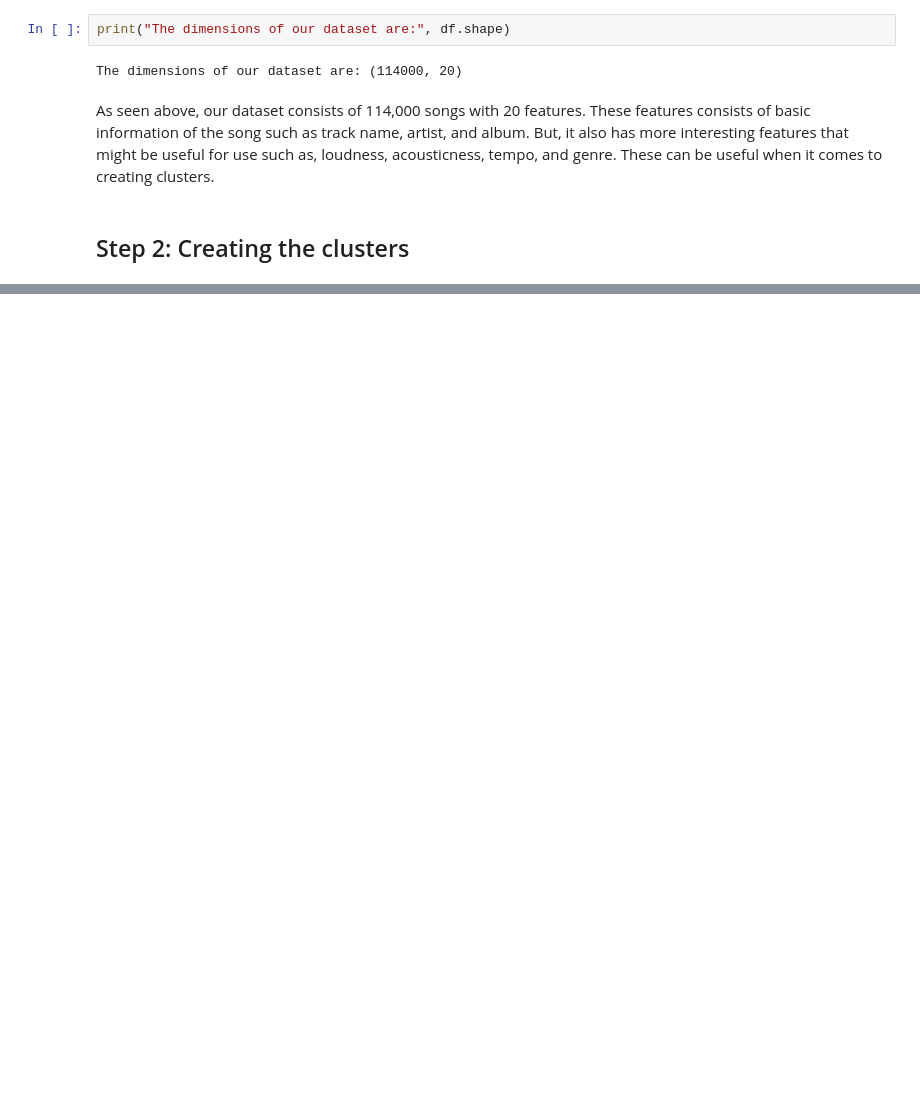
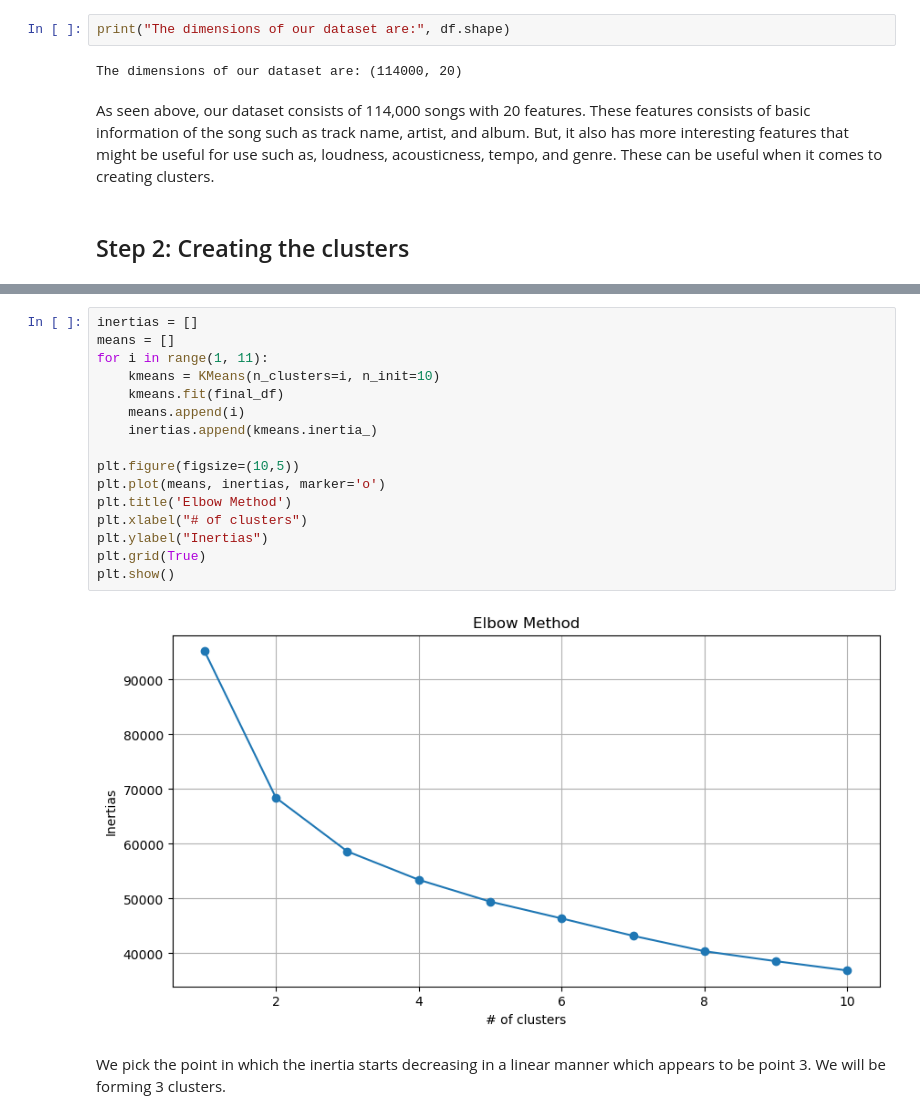
Before and after one commit to Kruvalcaba85/CS-450-Project, a Jupyter notebook: Kevin Ruvalcaba/CS 450 Project/Spotify Music Recommender.ipynb, the cells around one changed output, grey strips where cells are left out. Saved outputs shown, nothing was run; the diff lists cells and outputs as text; blank space fills up the shorter version.

```diff
--- a/Kevin Ruvalcaba/CS 450 Project/Spotify Music Recommender.ipynb
+++ b/Kevin Ruvalcaba/CS 450 Project/Spotify Music Recommender.ipynb
@@ -98,0 +110,20 @@ With our new data, we can now implement PCA!
+# %%
+inertias = []
+means = []
+for i in range(1, 11):
+    kmeans = KMeans(n_clusters=i, n_init=10)
+    kmeans.fit(final_df)
+    means.append(i)
+    inertias.append(kmeans.inertia_)
+
+plt.figure(figsize=(10,5))
+plt.plot(means, inertias, marker='o')
+plt.title('Elbow Method')
+plt.xlabel("# of clusters")
+plt.ylabel("Inertias")
+plt.grid(True)
+plt.show()
+# %% [output]
+[figure, added]
+# %% [markdown]
+We pick the point in which the inertia starts decreasing in a linear manner which appears to be point 3. We will be forming 3 clusters.
```
Also changed, not shown: parts of 18 cells of this notebook.
